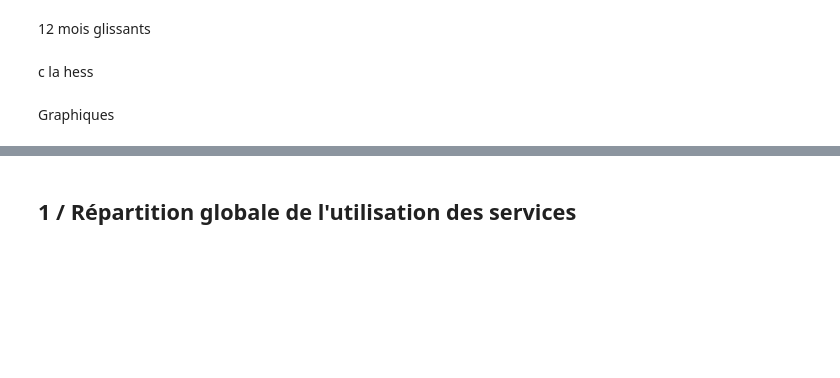
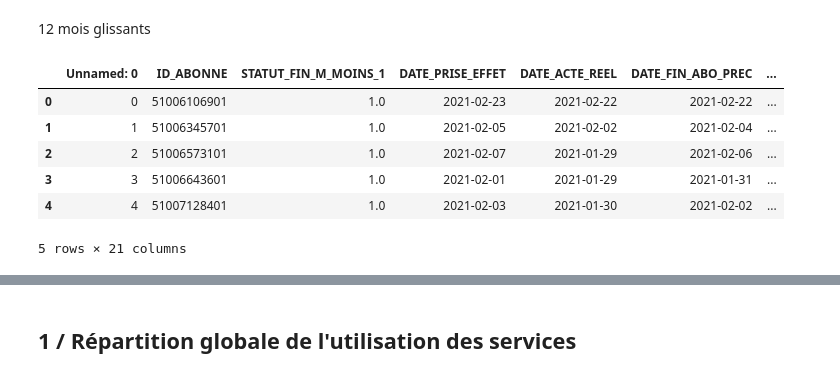
Before and after one commit to Statapp-CANAL/Statapp-CANAL, a Jupyter notebook: Data_operations/Notebook antoine.ipynb, the cells around one changed output, grey strips where cells are left out. Drawn from its saved outputs; the diff is of its cells as text; code cells hidden in the pictures; blank space fills up the shorter version.

```diff
--- a/Data_operations/Notebook antoine.ipynb
+++ b/Data_operations/Notebook antoine.ipynb
@@ -311,9 +311,17 @@ repartition_reabo(path_antoine, path_results_antoine)
 True
 # %% [markdown]
 12 mois glissants
-# %% [markdown]
-c la hess
 # %%
 from datetime import timedelta
-# %% [markdown]
-Graphiques
+# %%
+df = file_to_dataframe(path_antoine + "df_Donnees_Reabos.csv")
+# %%
+df.head()
+# %% [output]
+|  | Unnamed: 0 | ID_ABONNE | STATUT_FIN_M_MOINS_1 | DATE_PRISE_EFFET | DATE_ACTE_REEL | DATE_FIN_ABO_PREC | ... |
+| 0 | 0 | 51006106901 | 1.0 | 2021-02-23 | 2021-02-22 | 2021-02-22 | ... |
+| 1 | 1 | 51006345701 | 1.0 | 2021-02-05 | 2021-02-02 | 2021-02-04 | ... |
+| 2 | 2 | 51006573101 | 1.0 | 2021-02-07 | 2021-01-29 | 2021-02-06 | ... |
+| 3 | 3 | 51006643601 | 1.0 | 2021-02-01 | 2021-01-29 | 2021-01-31 | ... |
+| 4 | 4 | 51007128401 | 1.0 | 2021-02-03 | 2021-01-30 | 2021-02-02 | ... |
+5 rows × 21 columns
```
Also changed, not shown: parts of 29 cells of this notebook.
